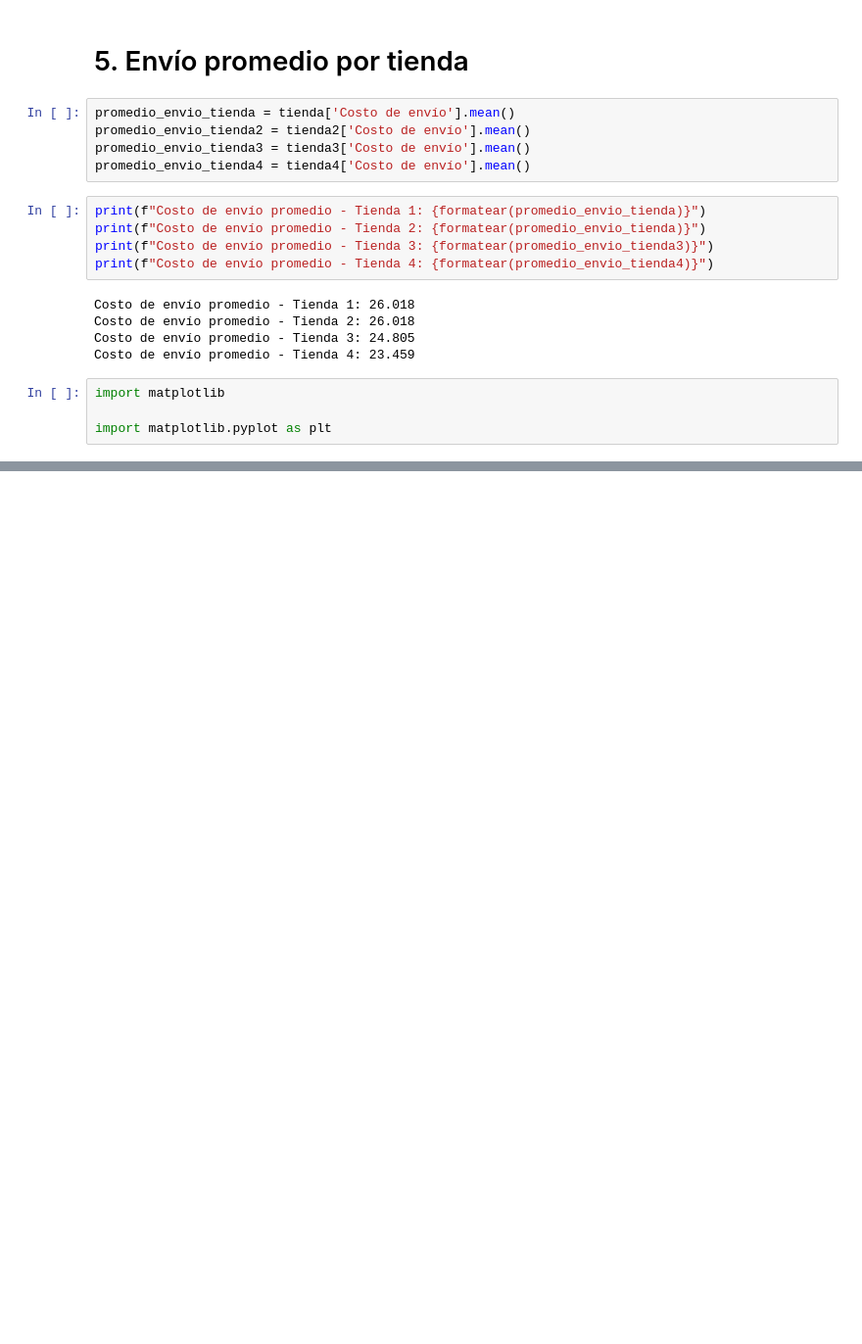
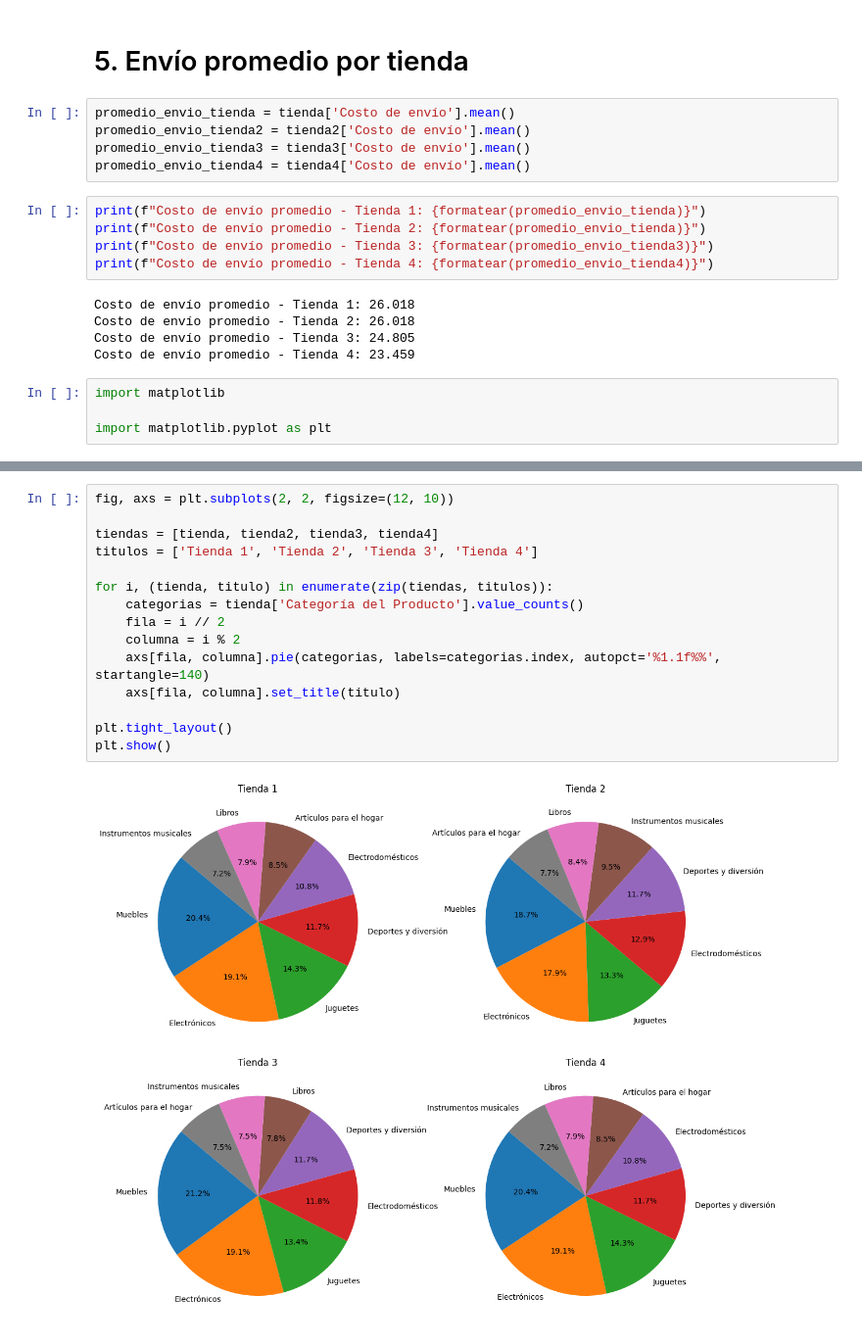
Before and after one commit to RaulMirabal28/base-de-datos-challenge1-latam, a Jupyter notebook: challenge1-data-science-latam/AluraStoreLatam.ipynb, the cells around one changed output, grey strips where cells are left out. Shown at 98% size. Saved outputs shown, nothing was run; the diff lists cells and outputs as text; blank space fills up the shorter version.

```diff
--- a/challenge1-data-science-latam/AluraStoreLatam.ipynb
+++ b/challenge1-data-science-latam/AluraStoreLatam.ipynb
@@ -158,0 +174,17 @@ plt.bar(x = nombres, height = ingresos)
+# %%
+fig, axs = plt.subplots(2, 2, figsize=(12, 10))
+
+tiendas = [tienda, tienda2, tienda3, tienda4]
+titulos = ['Tienda 1', 'Tienda 2', 'Tienda 3', 'Tienda 4']
+
+for i, (tienda, titulo) in enumerate(zip(tiendas, titulos)):
+    categorias = tienda['Categoría del Producto'].value_counts()
+    fila = i // 2
+    columna = i % 2
+    axs[fila, columna].pie(categorias, labels=categorias.index, autopct='%1.1f%%', startangle=140)
+    axs[fila, columna].set_title(titulo)
+
+plt.tight_layout()
+plt.show()
+# %% [output]
+[figure, added]
```
Also changed, not shown: parts of 10 cells of this notebook.
